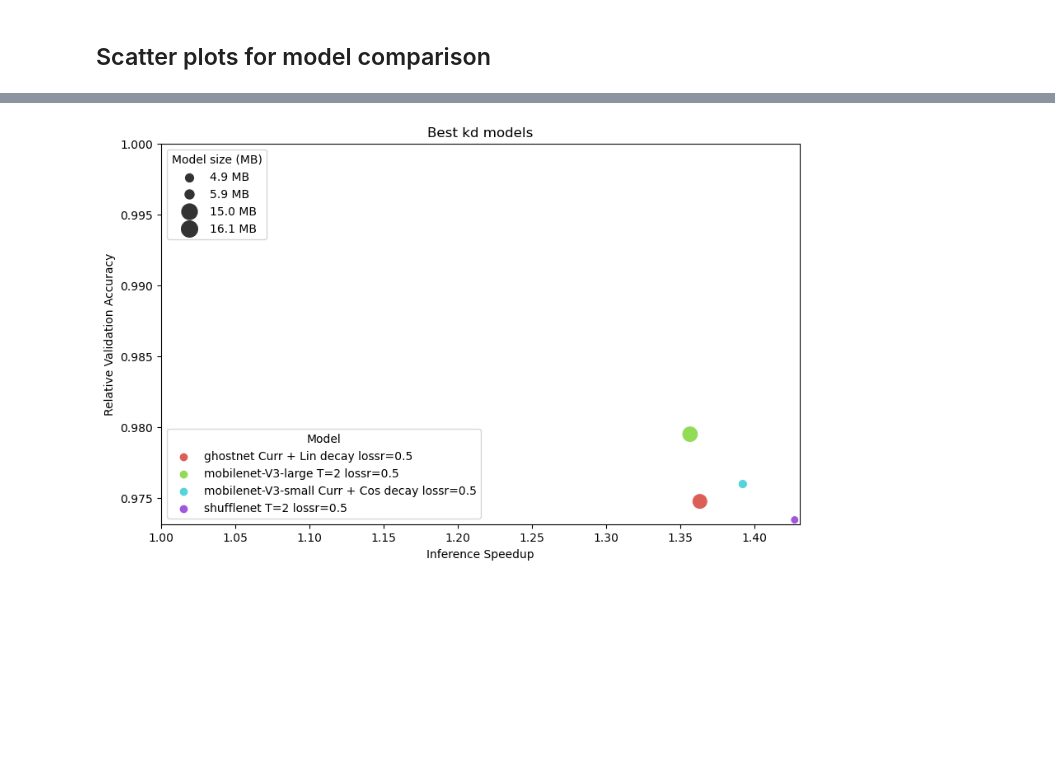
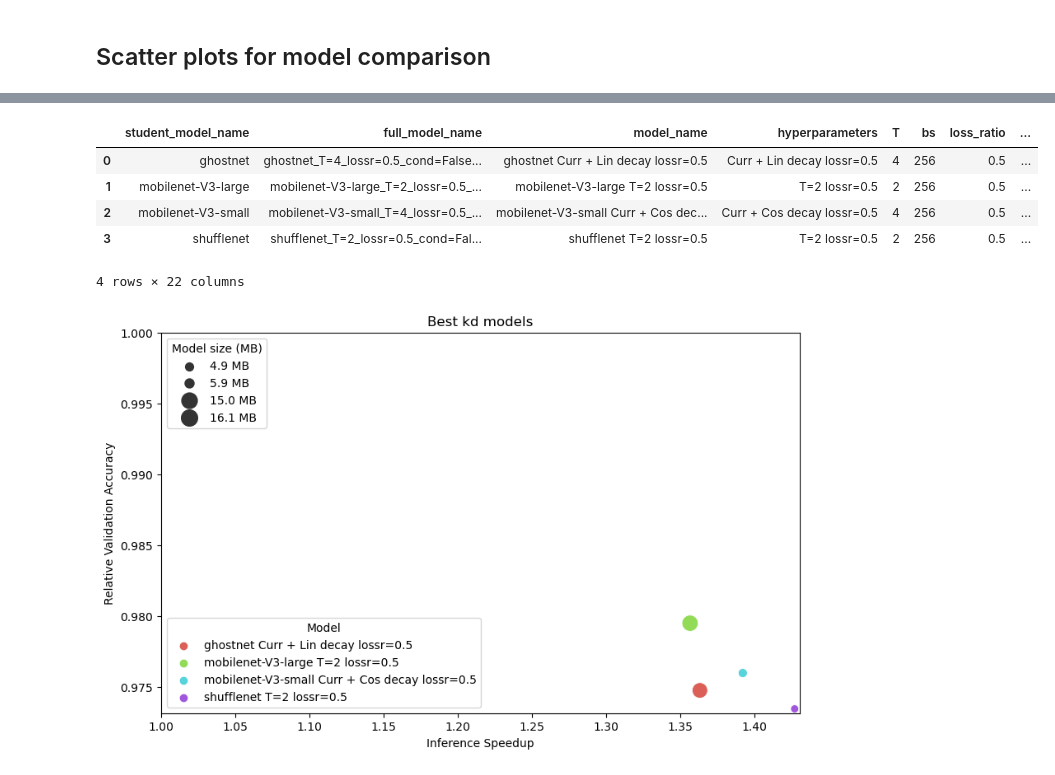
Before and after one commit to AndrisFreeman/KnowledgeDistillation_AZ, a Jupyter notebook: eval_experiments.ipynb, the cells around one changed output, grey strips where cells are left out. Drawn from its saved outputs; the diff is of its cells as text; code cells hidden in the pictures; blank space fills up the shorter version.

```diff
--- a/eval_experiments.ipynb
+++ b/eval_experiments.ipynb
@@ -359,3 +360,12 @@ scatterplot_compare(df=df[df["student_model_name"].isin(["shufflenet"])],
+# %%
+best_df
+# %% [output]
+|  | student_model_name | full_model_name | model_name | hyperparameters | T | bs | loss_ratio | ... |
+| 0 | ghostnet | ghostnet_T=4_lossr=0.5_cond=False... | ghostnet Curr + Lin decay lossr=0.5 | Curr + Lin decay lossr=0.5 | 4 | 256 | 0.5 | ... |
+| 1 | mobilenet-V3-large | mobilenet-V3-large_T=2_lossr=0.5_... | mobilenet-V3-large T=2 lossr=0.5 | T=2 lossr=0.5 | 2 | 256 | 0.5 | ... |
+| 2 | mobilenet-V3-small | mobilenet-V3-small_T=4_lossr=0.5_... | mobilenet-V3-small Curr + Cos dec... | Curr + Cos decay lossr=0.5 | 4 | 256 | 0.5 | ... |
+| 3 | shufflenet | shufflenet_T=2_lossr=0.5_cond=Fal... | shufflenet T=2 lossr=0.5 | T=2 lossr=0.5 | 2 | 256 | 0.5 | ... |
+4 rows × 22 columns
 # %%
 # Save results for best model (based on val acc) of each architecture
 best_df = df.loc[df.groupby('student_model_name')['val_acc'].idxmax()].reset_index(drop=True)
```
Also changed, not shown: parts of 15 cells of this notebook, 2 other files.
